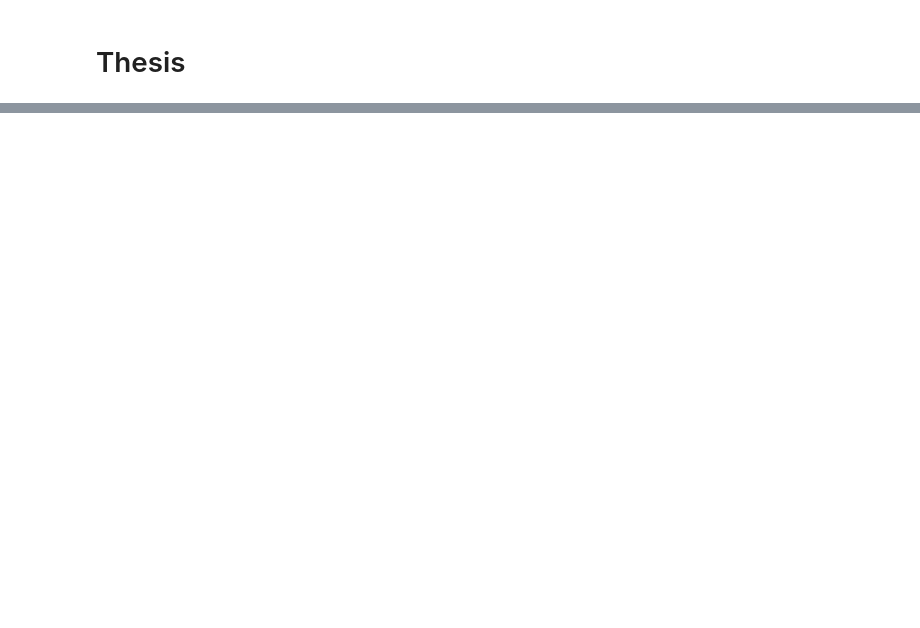
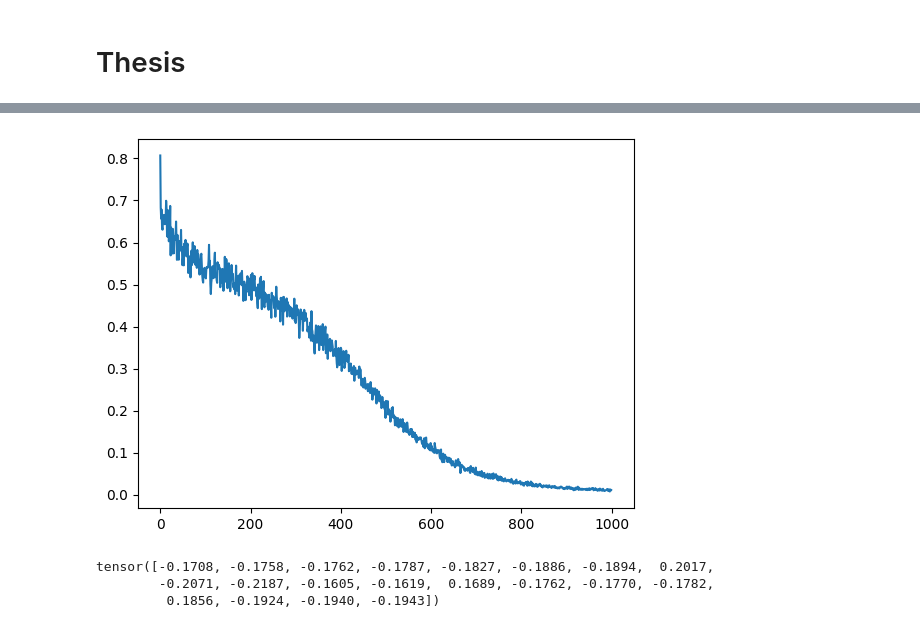
Before and after one commit to ChackMociute/Master-Thesis, a Jupyter notebook: agent.ipynb, the cells around one changed output, grey strips where cells are left out. Drawn from its saved outputs; the diff is of its cells as text; code cells hidden in the pictures; blank space fills up the shorter version.

```diff
--- a/agent.ipynb
+++ b/agent.ipynb
@@ -346,0 +69,42 @@ plt.plot(lengths)
+# %%
+hidden = 100
+
+net = nn.Sequential(
+    nn.Linear(grid_cells.shape[-1], hidden),
+    nn.Sigmoid(),
+    nn.Linear(hidden, 2),
+    nn.Tanh()
+).to(device)
+
+optim = Adam([p for p in net.parameters()], lr=3e-4, weight_decay=1e-5)
+# %%
+def get_batch(coords, grid_cells, bs=64):
+    states = torch.rand(bs, 2, device=device) * 2 - 1
+    distances = torch.abs(torch.unsqueeze(coords, 2) - states).sum(axis=-1)
+    idx = distances.view(-1, bs).argmin(0)
+    rr = idx // coords.shape[0]
+    cc = idx % coords.shape[1]
+    return grid_cells[(rr, cc)], states
+# %%
+c, gc = to_tensor(coords), to_tensor(grid_cells)
+# %%
+losses = list()
+for _ in tqdm(range(1000)):
+    optim.zero_grad()
+    x, y = get_batch(c, gc, bs=256)
+    loss = torch.sum((net(x) - y)**2, dim=-1).mean()
+    loss.backward()
+    optim.step()
+    losses.append(loss.detach().cpu().item())
+# %%
+plt.plot(losses)
+plt.show()
+# %% [output]
+[figure, added]
+# %%
+idx = net[2].weight.detach().cpu().abs().argsort(dim=-1)[:,-10:].numpy() + [[0], [hidden]]
+net[2].weight.detach().cpu().flatten()[idx.flatten()]
+# %% [output]
+tensor([-0.1708, -0.1758, -0.1762, -0.1787, -0.1827, -0.1886, -0.1894,  0.2017,
+        -0.2071, -0.2187, -0.1605, -0.1619,  0.1689, -0.1762, -0.1770, -0.1782,
+         0.1856, -0.1924, -0.1940, -0.1943])
```
Also changed, not shown: parts of 31 cells of this notebook, 6 other files.
